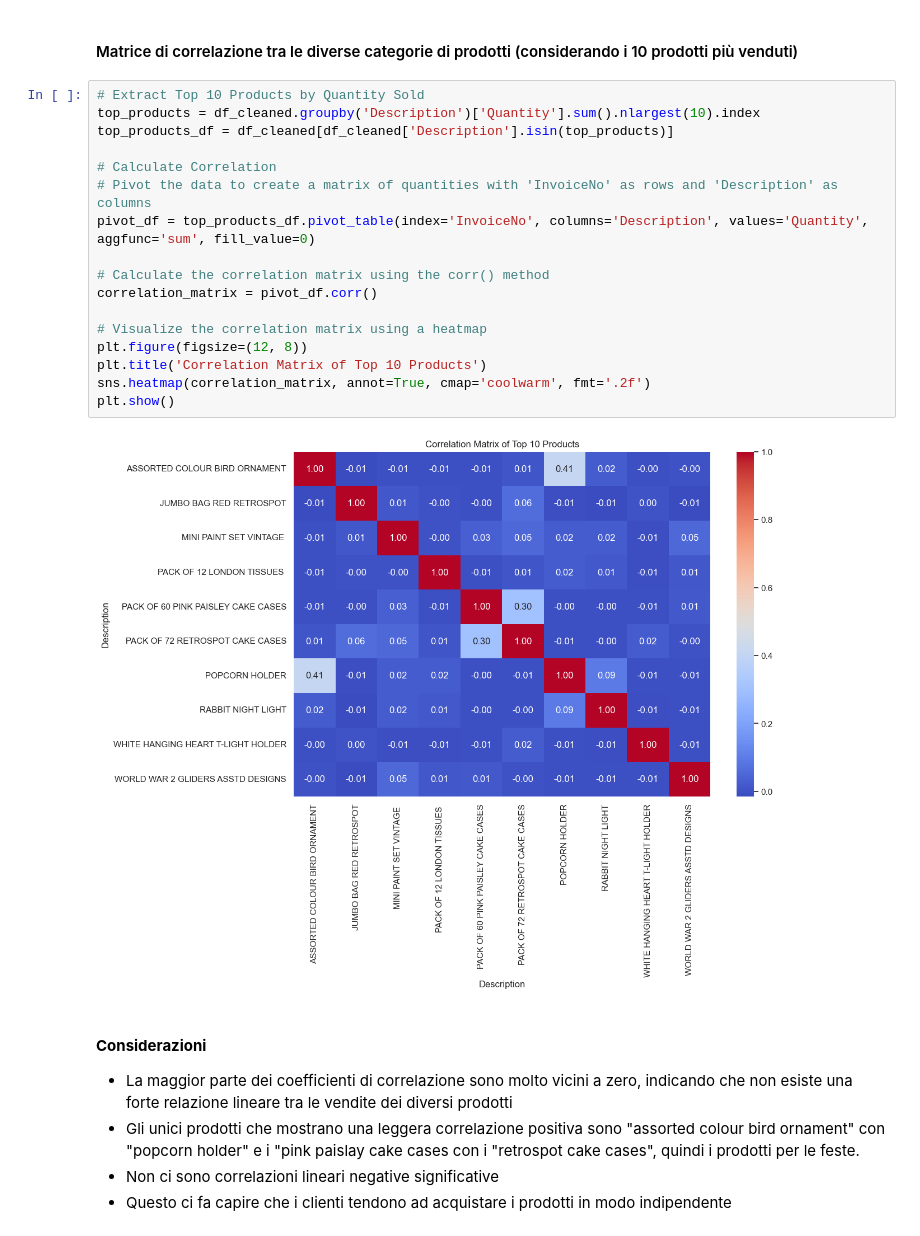
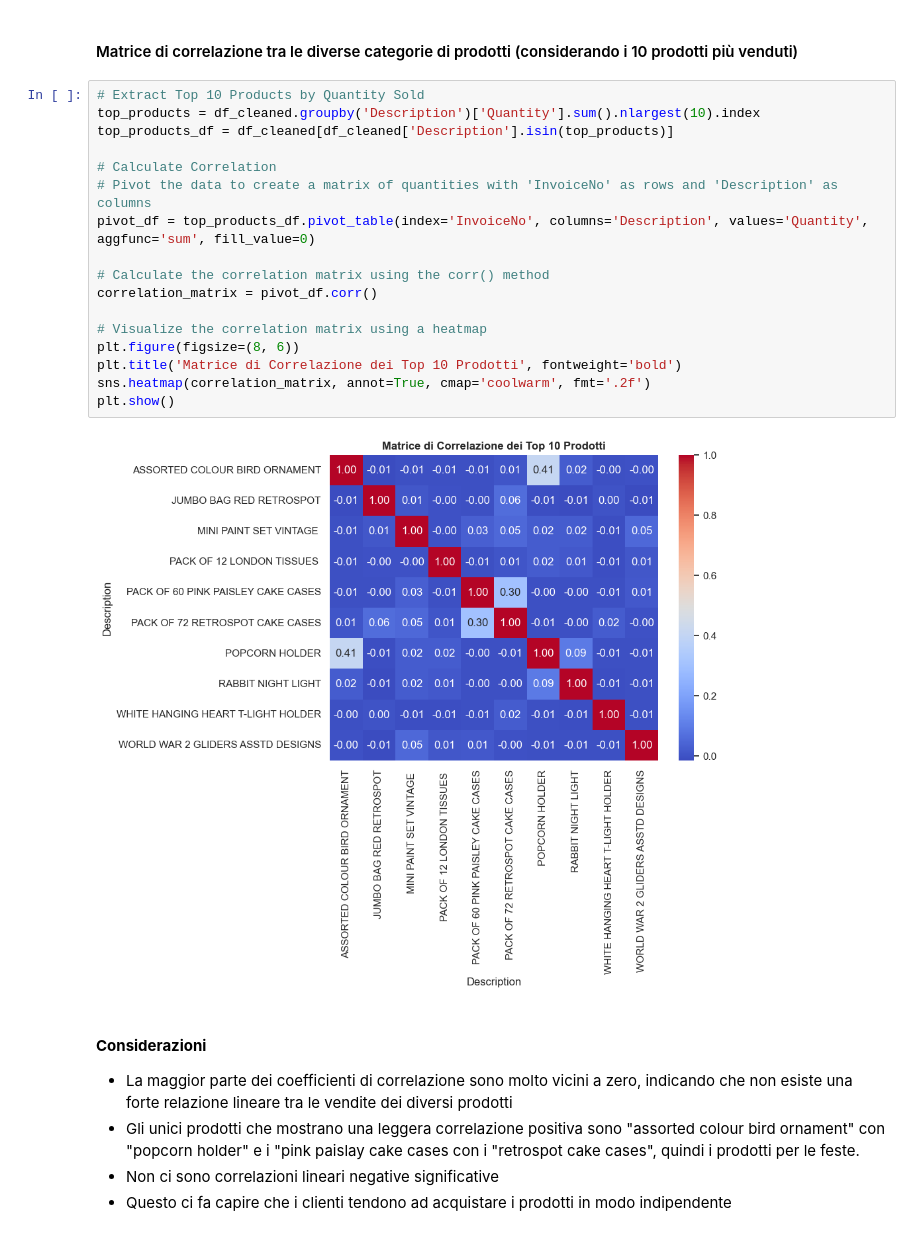
Before and after one commit to alessandrobrunoh/Progetto-Big-Data, a Jupyter notebook: notebook.ipynb, the cells around one changed output. Saved outputs shown, nothing was run; the diff lists cells and outputs as text.

```diff
--- a/notebook.ipynb
+++ b/notebook.ipynb
@@ -235,22 +243,22 @@ plt.show()
 # %%
 # Extract Top 10 Products by Quantity Sold
 top_products = df_cleaned.groupby('Description')['Quantity'].sum().nlargest(10).index
 top_products_df = df_cleaned[df_cleaned['Description'].isin(top_products)]
 
 # Calculate Correlation
 # Pivot the data to create a matrix of quantities with 'InvoiceNo' as rows and 'Description' as columns
 pivot_df = top_products_df.pivot_table(index='InvoiceNo', columns='Description', values='Quantity', aggfunc='sum', fill_value=0)
 
 # Calculate the correlation matrix using the corr() method
 correlation_matrix = pivot_df.corr()
 
 # Visualize the correlation matrix using a heatmap
-plt.figure(figsize=(12, 8))
-plt.title('Correlation Matrix of Top 10 Products')
+plt.figure(figsize=(8, 6))
+plt.title('Matrice di Correlazione dei Top 10 Prodotti', fontweight='bold')
 sns.heatmap(correlation_matrix, annot=True, cmap='coolwarm', fmt='.2f')
 plt.show()
 # %% [output]
-[figure, old version]
+[figure, new version]
 # %% [markdown]
 <h4><b>Considerazioni</b></h4>
 <ul>
```
Also changed, not shown: parts of 27 cells of this notebook.
